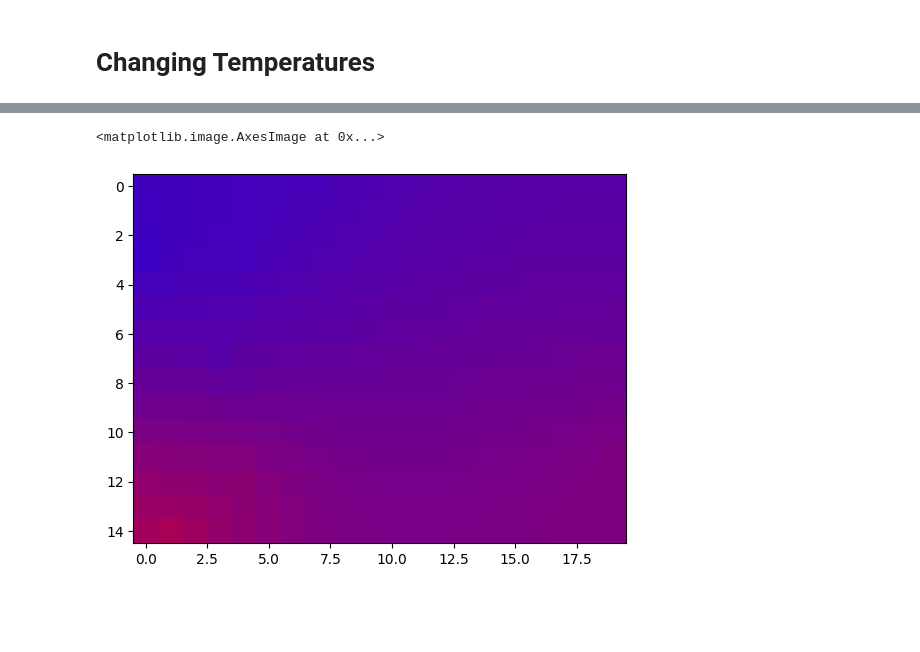
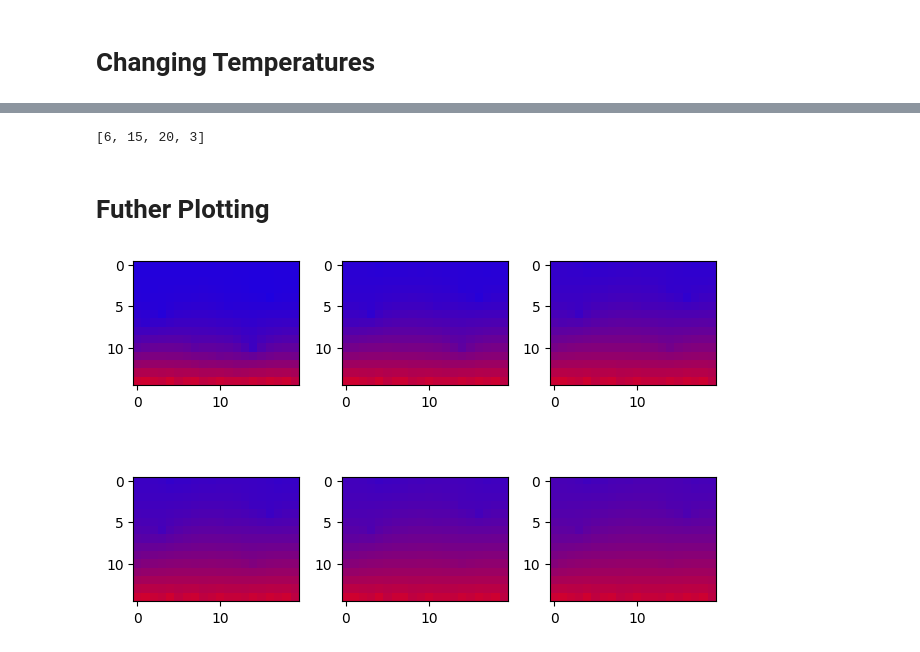
Before and after one commit to liewzewei/mini_project, a Jupyter notebook: main.ipynb, the cells around one changed output, grey strips where cells are left out. Drawn from its saved outputs; the diff is of its cells as text; code cells hidden in the pictures; blank space fills up the shorter version.

Commit message:
Major edits

```diff
--- a/main.ipynb
+++ b/main.ipynb
@@ -263,13 +283,11 @@ def step(image,timestep=0.1):
     height = len(image)
     width = len(image[0])
 
-    res = []
+    #create a copy so that the kernel refers to old temp values
+    img_copy = image.copy()
 
     for i in range(height):
-        temp_array = []
         for j in range(width):
-            step_temperature = kernel(image,i,j,timestep)
-            temp_array.append(create_pixel(step_temperature,get_tdc(image[i][j])))
-        res.append(temp_array)
-
-    return res
+            if get_src(image[i][j]) == False:
+                step_temperature = kernel(img_copy,i,j,timestep)
+                change_temp(image[i][j],step_temperature) # edit in place for resource optimisation
@@ -287,21 +294,26 @@ Todo:
 # %%
+import copy
+
 def plot_heatmaps(image,timestep,interval,total_duration):
     n_plots = total_duration / interval
-    res = image
     i = 0
     arr_of_images = []
     while i < n_plots:
         print(f"Creating plot no. {i+1} ...")
         j = 0
         while j < (interval / timestep):
-            res = step(res,timestep)
+            step(image,timestep)
             j += 1
         print(f"Plot no. {i+1} created")
-        arr_of_images.append(res)
+        arr_of_images.append(copy.deepcopy(image))
         i += 1
     return arr_of_images
 # %%
-arr = plot_heatmaps(image,0.1,40,200)
+import time
+st = time.time()
+arr = plot_heatmaps(image,0.1,40,240)
+et = time.time()
+print(f"Total Runtime: {et - st}s")
 # %% [output]
 Creating plot no. 1 ...
 Plot no. 1 created
@@ -336,5 +331,16 @@ plt.imshow(get_color_map(arr[3]))
-# %%
-plt.imshow(get_color_map(arr[4]))
-# %% [output]
-<matplotlib.image.AxesImage at 0x...>
-[figure, removed]
+# %%
+print(f"[{len(arr)}, {len(arr[0])}, {len(arr[0][0])}, {len(arr[0][0][0])}]")
+# %% [output]
+[6, 15, 20, 3]
+# %% [markdown]
+# Futher Plotting
+# %%
+fig, ax = plt.subplots(nrows = 2, ncols = 3)
+
+for i in range(len(ax)):
+    for j in range(len(ax[0])):
+        ax[i][j].imshow(get_color_map(arr[i*3 + j]))
+
+fig.tight_layout()
+# %% [output]
+[figure, added]
```
Also changed, not shown: parts of 17 cells of this notebook, 1 other file.
